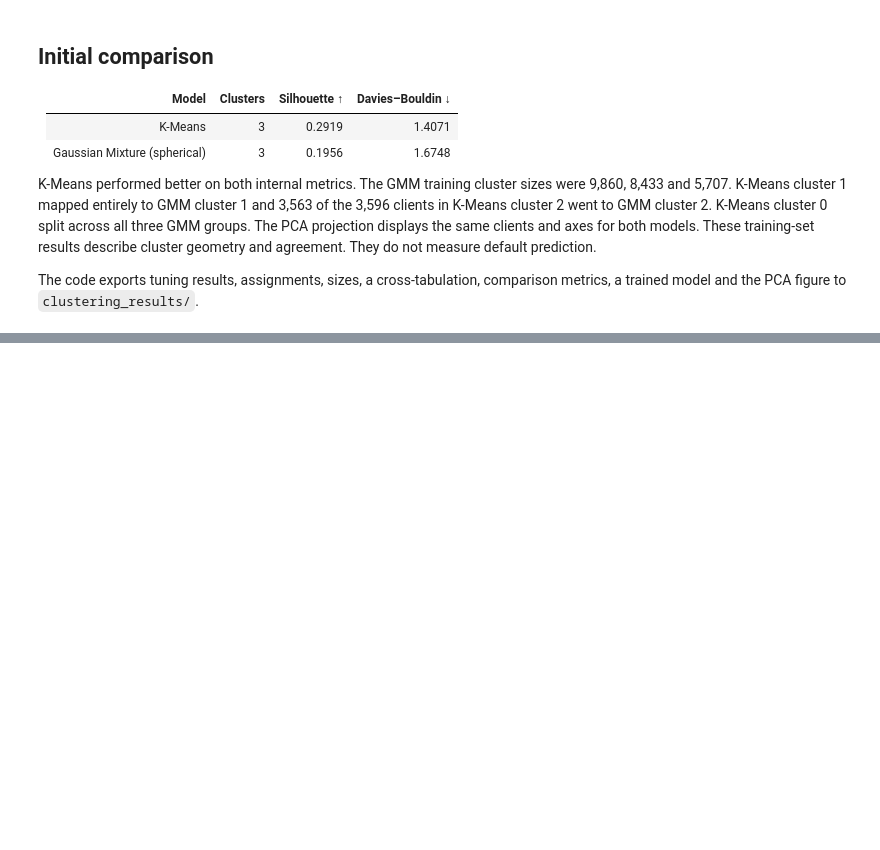
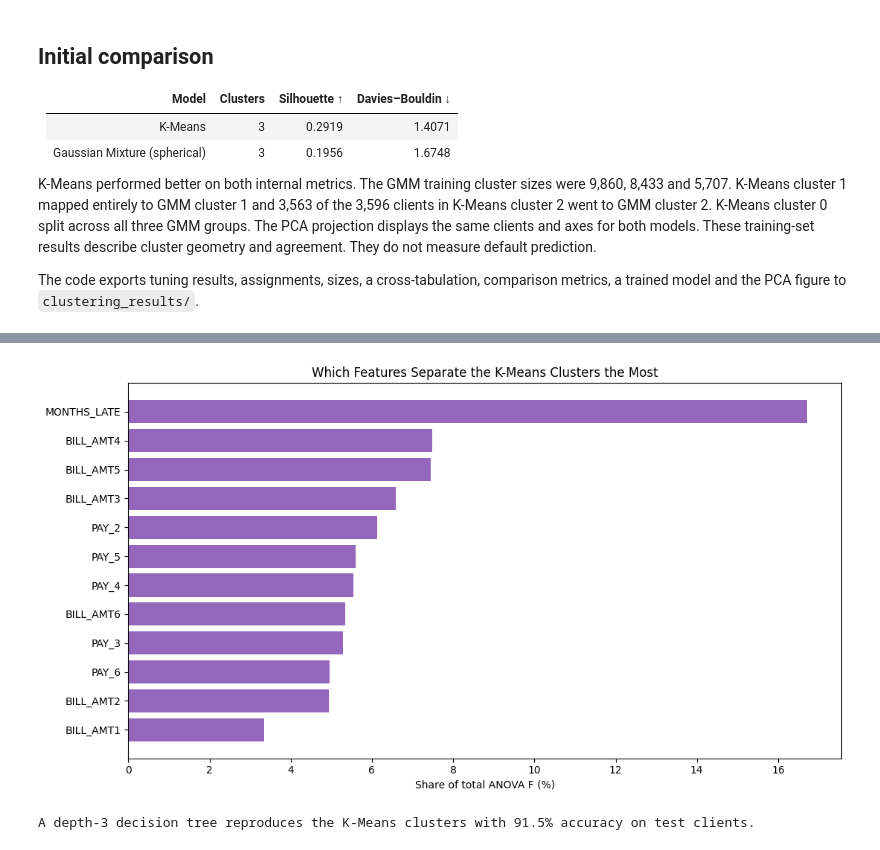
Before and after one commit to r-raghad/SWE485-Project-Group1, a Jupyter notebook: Phase2_Unsupervised_Learning.ipynb, the cells around one changed output, grey strips where cells are left out. Saved outputs shown, nothing was run; the diff lists cells and outputs as text; code cells hidden in the pictures; blank space fills up the shorter version.

```diff
--- a/Phase2_Unsupervised_Learning.ipynb
+++ b/Phase2_Unsupervised_Learning.ipynb
@@ -528,0 +883,26 @@ The code exports tuning results, assignments, sizes, a cross-tabulation, compari
+# %%
+# which features separate the clusters? (overall importance)
+# 1) one-way ANOVA F: how different the cluster means are compared with the spread inside clusters
+from sklearn.feature_selection import f_classif
+f_values, _ = f_classif(X_train, train.kmeans_cluster)
+
+# 2) a small decision tree that tries to reproduce the K-Means labels (surrogate model)
+tree = DecisionTreeClassifier(max_depth=3, random_state=RANDOM_STATE).fit(train[features], train.kmeans_cluster)
+tree_acc_test = tree.score(test[features], test.kmeans_cluster)
+
+importance = pd.DataFrame({"ANOVA F": f_values, "Tree importance": tree.feature_importances_},
+                          index=features).sort_values("ANOVA F", ascending=False)
+importance["ANOVA F (share %)"] = importance["ANOVA F"] / importance["ANOVA F"].sum() * 100
+
+fig, ax = plt.subplots(figsize=(11, 6))
+top = importance.head(12)[::-1]
+ax.barh(top.index, top["ANOVA F (share %)"], color="tab:purple")
+ax.set_xlabel("Share of total ANOVA F (%)")
+ax.set_title("Which Features Separate the K-Means Clusters the Most")
+plt.tight_layout()
+plt.savefig(PLOTS_DIR / "eval_feature_importance_overall.png", dpi=150, bbox_inches="tight")
+plt.show()
+print(f"A depth-3 decision tree reproduces the K-Means clusters with {tree_acc_test:.1%} accuracy on test clients.")
+# %% [output]
+[figure, added]
+A depth-3 decision tree reproduces the K-Means clusters with 91.5% accuracy on test clients.
```
Also changed, not shown: parts of 39 cells of this notebook, 12 other files.
